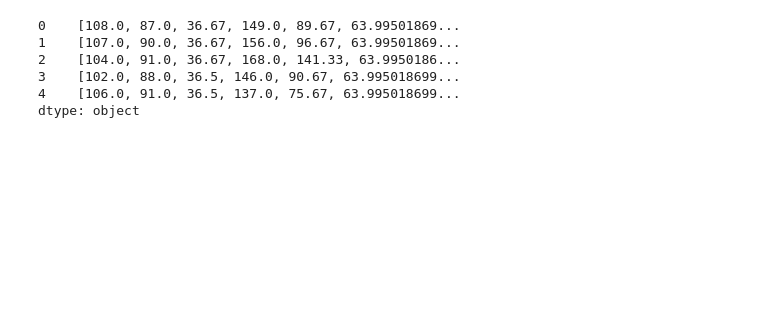
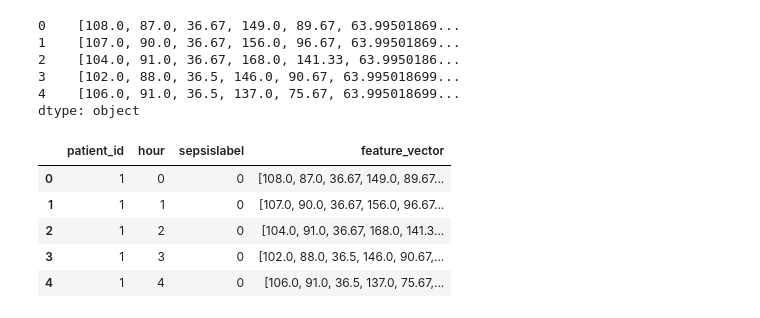
Before and after one commit to t4ai/early-sepsis-prediction, a Jupyter notebook: 3 - Feature Engineering and Data Prep.ipynb, the cells around one changed output. Saved outputs shown, nothing was run; the diff lists cells and outputs as text; code cells hidden in the pictures; blank space fills up the shorter version.

```diff
--- a/3 - Feature Engineering and Data Prep.ipynb
+++ b/3 - Feature Engineering and Data Prep.ipynb
@@ -100,3 +101,18 @@ ts_limited_sepsis_data.head().apply(get_patient_feature_vector, axis=1)
 3    [102.0, 88.0, 36.5, 146.0, 90.67, 63.995018699...
 4    [106.0, 91.0, 36.5, 137.0, 75.67, 63.995018699...
 dtype: object
+# %%
+# Apply to the whole dataset
+ts_limited_sepsis_data["feature_vector"] = ts_limited_sepsis_data.apply(get_patient_feature_vector, axis=1)
+# %%
+# Drop everything except the patient ID, date, and selected features
+drop_columns = [col for col in ts_limited_sepsis_data.columns if col not in ['patient_id', 'hour', 'sepsislabel', 'feature_vector']]
+ts_limited_sepsis_data.drop(columns=drop_columns, inplace=True)
+ts_limited_sepsis_data.head()
+# %% [output]
+|  | patient_id | hour | sepsislabel | feature_vector |
+| 0 | 1 | 0 | 0 | [108.0, 87.0, 36.67, 149.0, 89.67... |
+| 1 | 1 | 1 | 0 | [107.0, 90.0, 36.67, 156.0, 96.67... |
+| 2 | 1 | 2 | 0 | [104.0, 91.0, 36.67, 168.0, 141.3... |
+| 3 | 1 | 3 | 0 | [102.0, 88.0, 36.5, 146.0, 90.67,... |
+| 4 | 1 | 4 | 0 | [106.0, 91.0, 36.5, 137.0, 75.67,... |
```
Also changed, not shown: parts of 6 cells of this notebook, 1 other file.
